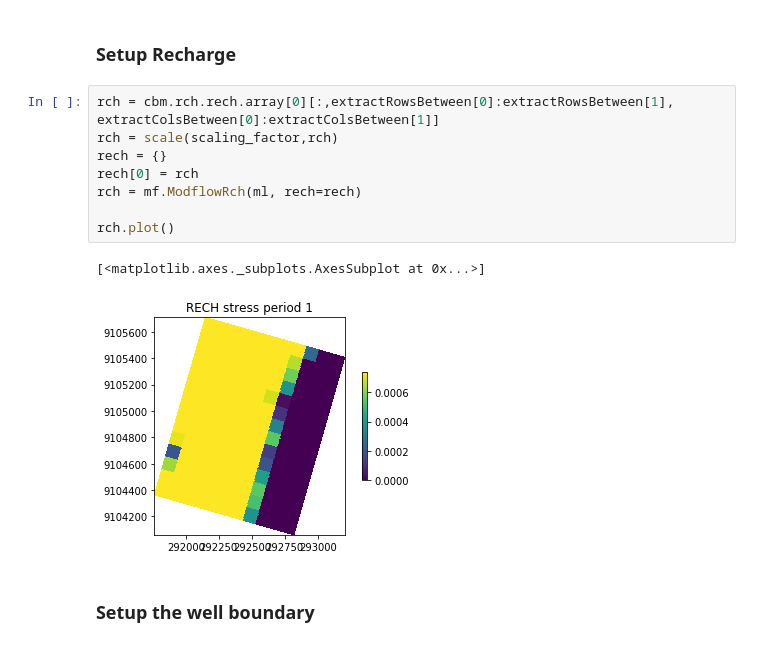
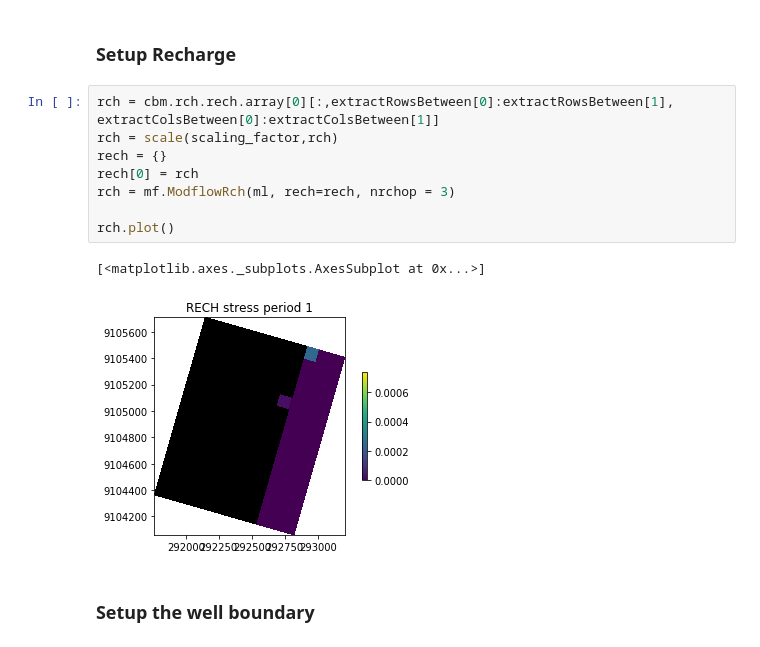
Before and after one commit to inowas/landelino-case-study, a Jupyter notebook: landelino-model.ipynb, the cells around one changed output. Cells and saved outputs as stored; diff of their text form.

```diff
--- a/landelino-model.ipynb
+++ b/landelino-model.ipynb
@@ -203,14 +202,14 @@ ghb.plot()
 # %%
 rch = cbm.rch.rech.array[0][:,extractRowsBetween[0]:extractRowsBetween[1], extractColsBetween[0]:extractColsBetween[1]]
 rch = scale(scaling_factor,rch)
 rech = {}
 rech[0] = rch
-rch = mf.ModflowRch(ml, rech=rech)
+rch = mf.ModflowRch(ml, rech=rech, nrchop = 3)
 
 rch.plot()
 # %% [output]
 [<matplotlib.axes._subplots.AxesSubplot at 0x...>]
-[figure, old version]
+[figure, new version]
 # %% [markdown]
 ### Setup the well boundary
 # %% [markdown]
```
Also changed, not shown: parts of 8 cells of this notebook, 8 other files.
